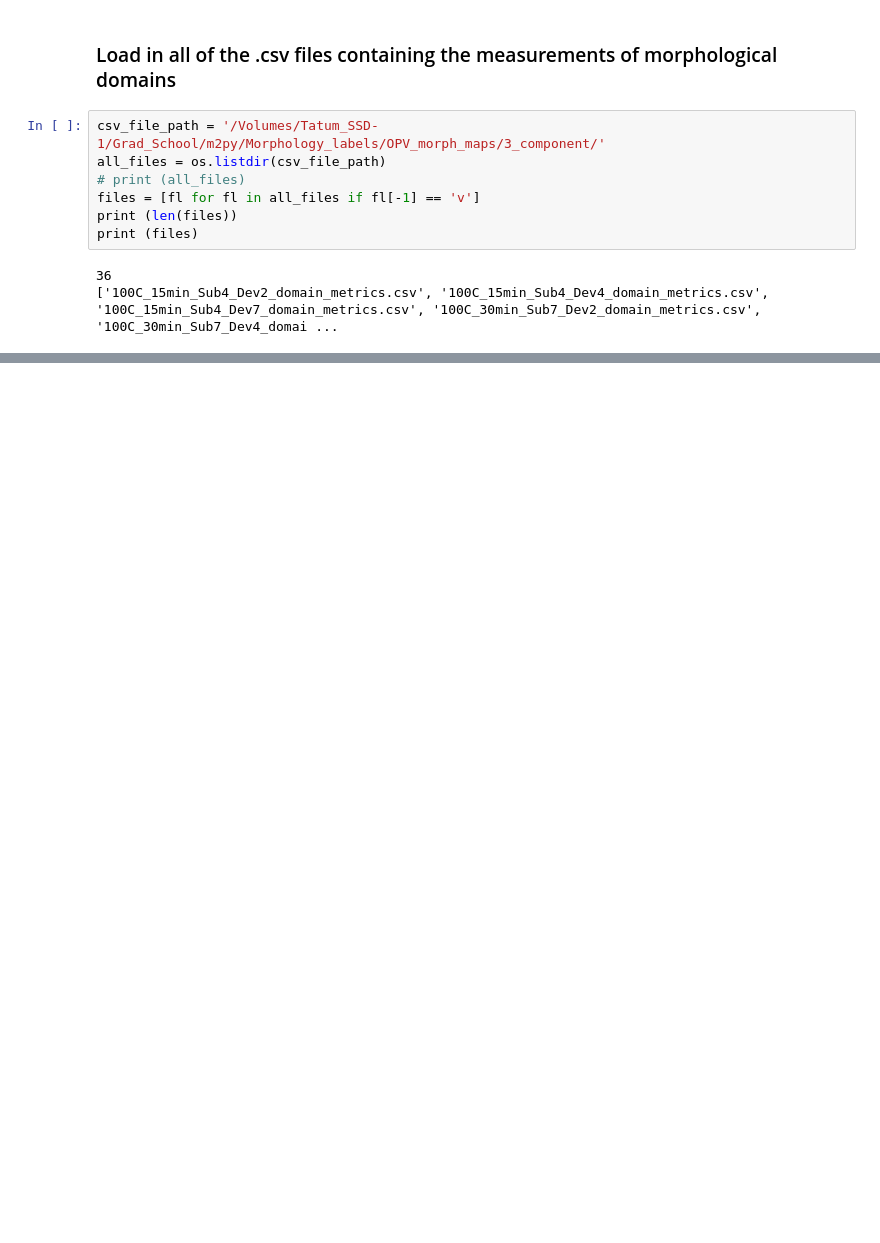
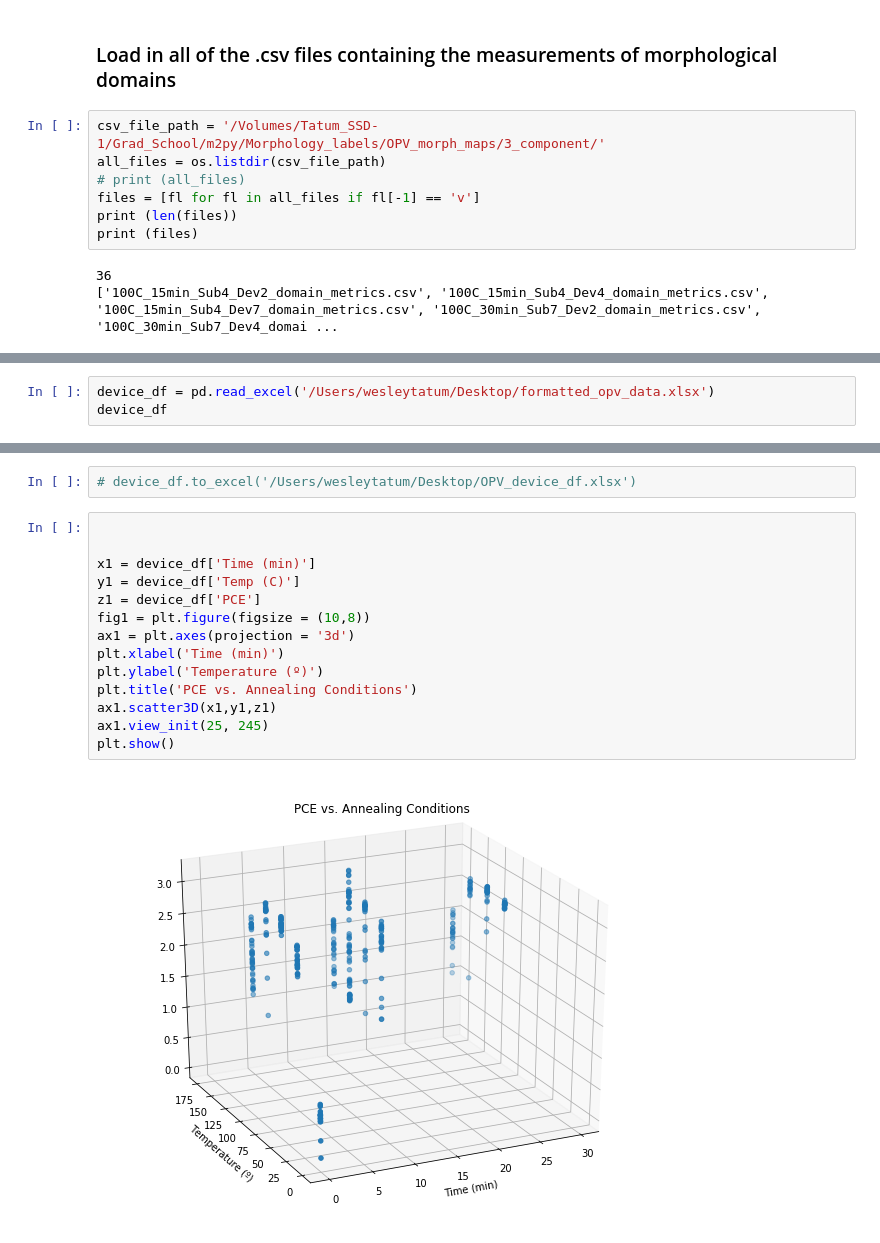
Before and after one commit to wesleyktatum/MatMAP, a Jupyter notebook: ipynb/OPV_morphology_trends.ipynb, the cells around one changed output, grey strips where cells are left out. Saved outputs shown, nothing was run; the diff lists cells and outputs as text; blank space fills up the shorter version.

```diff
--- a/ipynb/OPV_morphology_trends.ipynb
+++ b/ipynb/OPV_morphology_trends.ipynb
@@ -63,0 +286,3 @@ TypeError: Could not convert [165.76773808][168.7171211][91.90714495][65.0715406
+# %%
+device_df = pd.read_excel('/Users/wesleytatum/Desktop/formatted_opv_data.xlsx')
+device_df
@@ -63,0 +303,18 @@ TypeError: Could not convert [165.76773808][168.7171211][91.90714495][65.0715406
+# %%
+# device_df.to_excel('/Users/wesleytatum/Desktop/OPV_device_df.xlsx')
+# %%
+
+
+x1 = device_df['Time (min)']
+y1 = device_df['Temp (C)']
+z1 = device_df['PCE']
+fig1 = plt.figure(figsize = (10,8))
+ax1 = plt.axes(projection = '3d')
+plt.xlabel('Time (min)')
+plt.ylabel('Temperature (º)')
+plt.title('PCE vs. Annealing Conditions')
+ax1.scatter3D(x1,y1,z1)
+ax1.view_init(25, 245)
+plt.show()
+# %% [output]
+[figure, added]
```
Also changed, not shown: parts of 47 cells of this notebook, 8 other files.
